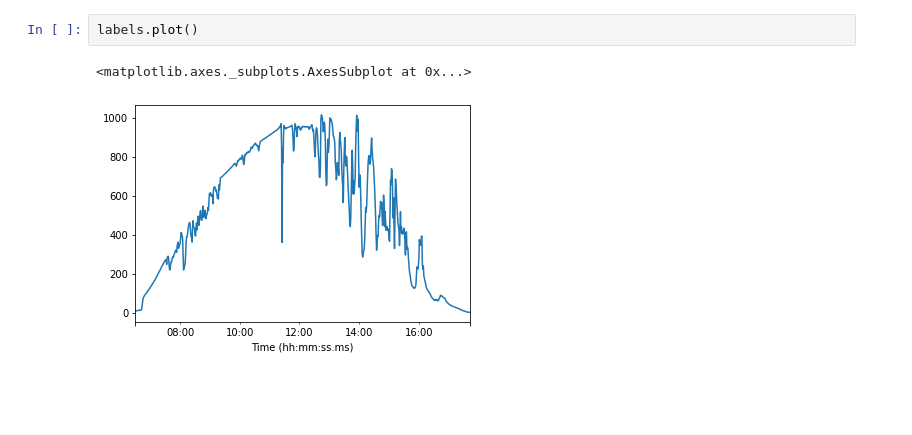
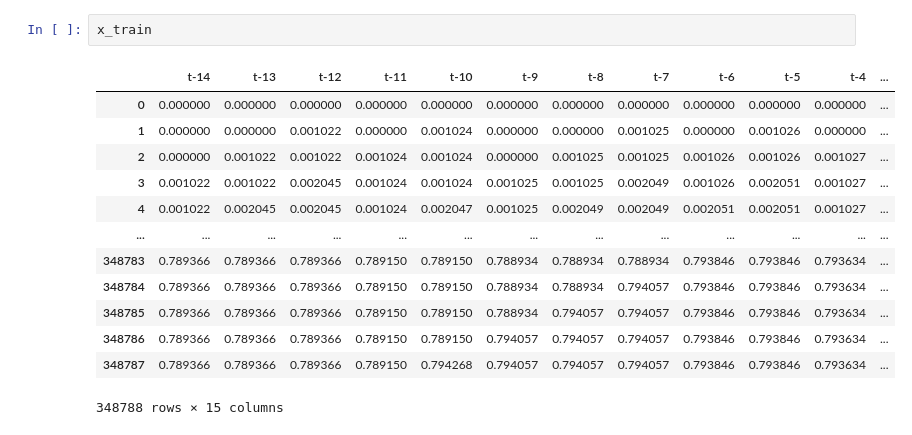
Before and after one commit to tomasdfen/AADLIS, a Jupyter notebook: Pruebas_TFG.ipynb, the cells around one changed output. Saved outputs shown, nothing was run; the diff lists cells and outputs as text; blank space fills up the shorter version.

```diff
--- a/Pruebas_TFG.ipynb
+++ b/Pruebas_TFG.ipynb
@@ -91,5 +67,16 @@ Freq: T, Name: AFN01, Length: 674, dtype: float64
-# %%
-labels.plot()
-# %% [output]
-<matplotlib.axes._subplots.AxesSubplot at 0x...>
-[figure, removed]
+# %%
+x_train
+# %% [output]
+|  | t-14 | t-13 | t-12 | t-11 | t-10 | t-9 | t-8 | t-7 | t-6 | t-5 | t-4 | ... |
+| 0 | 0.000000 | 0.000000 | 0.000000 | 0.000000 | 0.000000 | 0.000000 | 0.000000 | 0.000000 | 0.000000 | 0.000000 | 0.000000 | ... |
+| 1 | 0.000000 | 0.000000 | 0.001022 | 0.000000 | 0.001024 | 0.000000 | 0.000000 | 0.001025 | 0.000000 | 0.001026 | 0.000000 | ... |
+| 2 | 0.000000 | 0.001022 | 0.001022 | 0.001024 | 0.001024 | 0.000000 | 0.001025 | 0.001025 | 0.001026 | 0.001026 | 0.001027 | ... |
+| 3 | 0.001022 | 0.001022 | 0.002045 | 0.001024 | 0.001024 | 0.001025 | 0.001025 | 0.002049 | 0.001026 | 0.002051 | 0.001027 | ... |
+| 4 | 0.001022 | 0.002045 | 0.002045 | 0.001024 | 0.002047 | 0.001025 | 0.002049 | 0.002049 | 0.002051 | 0.002051 | 0.001027 | ... |
+| ... | ... | ... | ... | ... | ... | ... | ... | ... | ... | ... | ... | ... |
+| 348783 | 0.789366 | 0.789366 | 0.789366 | 0.789150 | 0.789150 | 0.788934 | 0.788934 | 0.788934 | 0.793846 | 0.793846 | 0.793634 | ... |
+| 348784 | 0.789366 | 0.789366 | 0.789366 | 0.789150 | 0.789150 | 0.788934 | 0.788934 | 0.794057 | 0.793846 | 0.793846 | 0.793634 | ... |
+| 348785 | 0.789366 | 0.789366 | 0.789366 | 0.789150 | 0.789150 | 0.788934 | 0.794057 | 0.794057 | 0.793846 | 0.793846 | 0.793634 | ... |
+| 348786 | 0.789366 | 0.789366 | 0.789366 | 0.789150 | 0.789150 | 0.794057 | 0.794057 | 0.794057 | 0.793846 | 0.793846 | 0.793634 | ... |
+| 348787 | 0.789366 | 0.789366 | 0.789366 | 0.789150 | 0.794268 | 0.794057 | 0.794057 | 0.794057 | 0.793846 | 0.793846 | 0.793634 | ... |
+348788 rows × 15 columns
```
Also changed, not shown: parts of 26 cells of this notebook.
